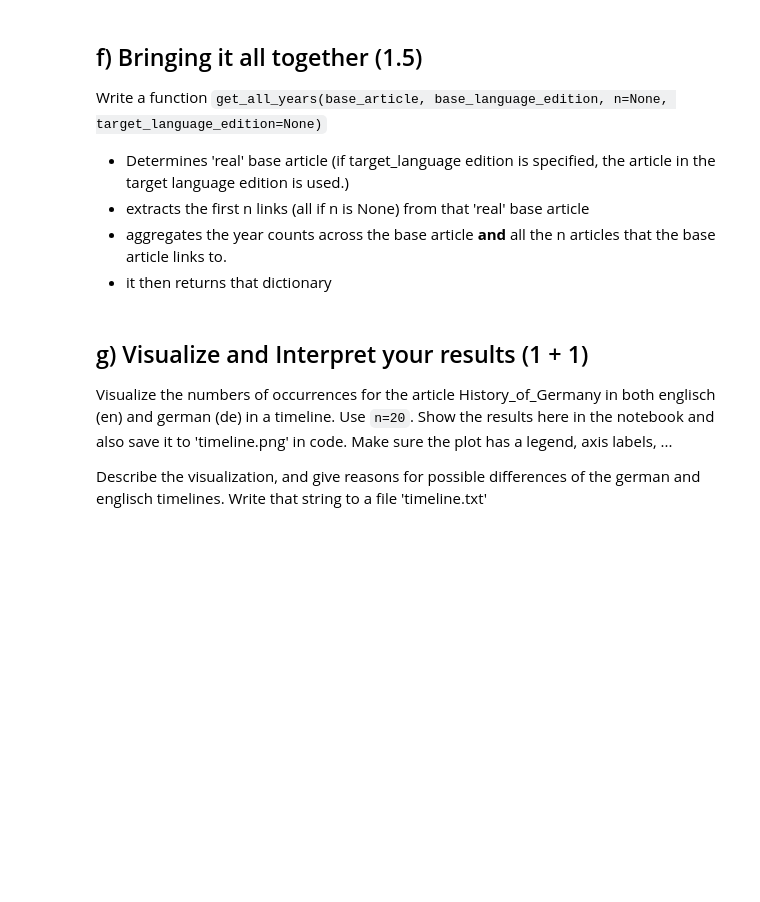
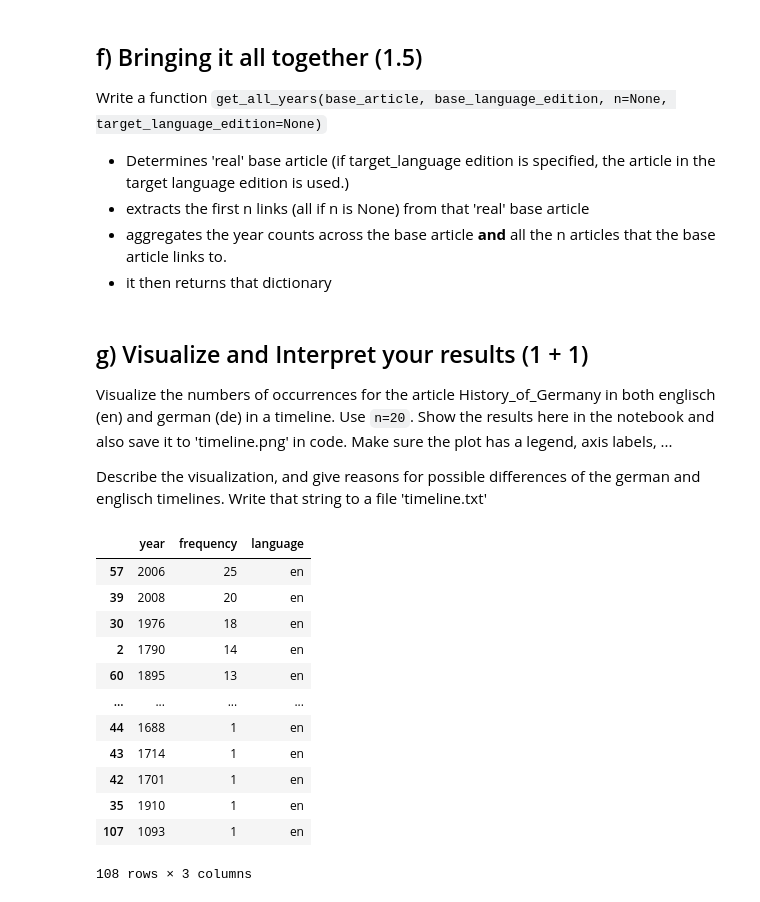
Before and after one commit to mim201820/advanced_scientific_programming, a Jupyter notebook: assignment_2/Py2_home_assignment2_tasks.ipynb, the cells around one changed output. Cells and saved outputs as stored; diff of their text form; code cells hidden in the pictures; blank space fills up the shorter version.

```diff
--- a/assignment_2/Py2_home_assignment2_tasks.ipynb
+++ b/assignment_2/Py2_home_assignment2_tasks.ipynb
@@ -178,6 +197,33 @@ Write a function `get_all_years(base_article, base_language_edition, n=None, tar
 - extracts the first n links (all if n is None) from that 'real' base article
 - aggregates the year counts across the base article **and** all the n articles that the base article links to.
 - it then returns that dictionary
+# %%
+def get_all_years(base_article, base_language_edition, n=None, target_language_edition=None):
+
+    if target_language_edition is None:
+        name_article = base_article
+        language_edition = base_language_edition
+        if n is None:
+            link_list = get_links(base_article,base_language_edition)
+        else:
+            link_list = get_links(base_article,base_language_edition)[:n]
+    else:
+        # switch language
+        name_article = switch_language(base_article,base_language_edition, target_language_edition)
+        language_edition = target_language_edition
+        if n is None:
+            link_list = get_links(name_article,target_language_edition)
+        else:
+            link_list = get_links(name_article,target_language_edition)[:n]
+
+    article_names = [name_article]
+    # extract the name of articles so we can use the names later to extract years
+    for link in link_list:
+        name_article_of_link = link.split(f"https://{language_edition}.wikipedia.org/wiki/")[1]
+        article_names.append(name_article_of_link)
+
+
+    return extract_years_for_articles(article_names, language_edition)
 # %% [markdown]
 ## g) Visualize and Interpret your results (1 + 1)
 Visualize the numbers of occurrences for the article History_of_Germany in both englisch (en) and german (de) in a timeline. Use `n=20`. Show the results here in the notebook and also save it to 'timeline.png' in code. Make sure the plot has a legend, axis labels, ...
@@ -185,0 +240,19 @@ Describe the visualization, and give reasons for possible differences of the ger
+# %%
+data_en = { 'year':list(years_en.keys()),'frequency': list(years_en.values())}
+data_en = pd.DataFrame.from_dict(data_en)
+data_en['language'] = 'en'
+data_en.sort_values('frequency',ascending=False)
+# %% [output]
+|  | year | frequency | language |
+| 57 | 2006 | 25 | en |
+| 39 | 2008 | 20 | en |
+| 30 | 1976 | 18 | en |
+| 2 | 1790 | 14 | en |
+| 60 | 1895 | 13 | en |
+| ... | ... | ... | ... |
+| 44 | 1688 | 1 | en |
+| 43 | 1714 | 1 | en |
+| 42 | 1701 | 1 | en |
+| 35 | 1910 | 1 | en |
+| 107 | 1093 | 1 | en |
+108 rows × 3 columns
```
Also changed, not shown: parts of 8 cells of this notebook.
